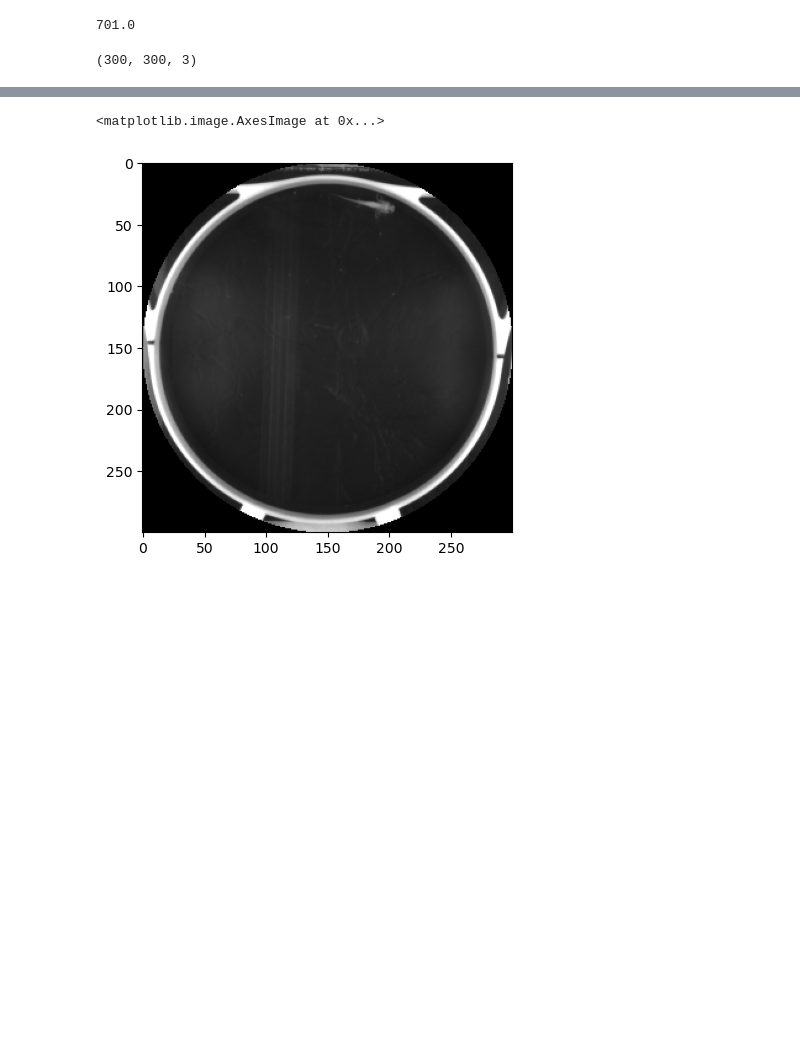
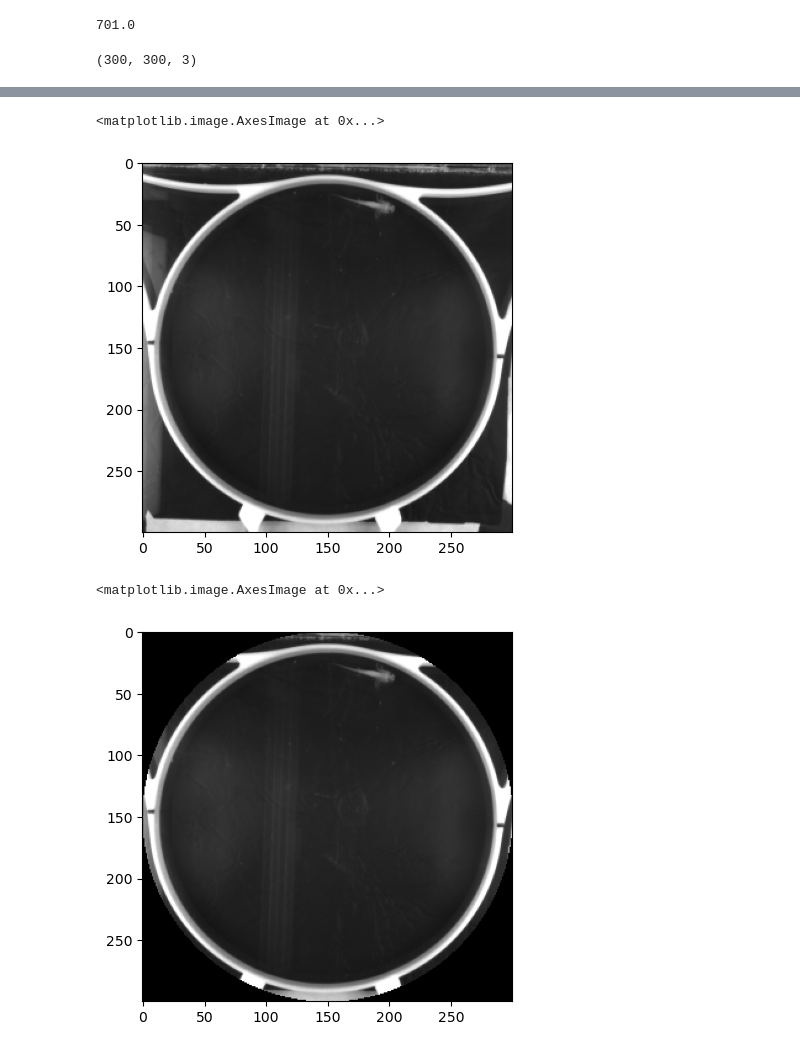
Before and after one commit to lengfei5/image_analysis_test, a Jupyter notebook: axolotl_tracking_batch_v1.3.beta.ipynb, the cells around one changed output, grey strips where cells are left out. Saved outputs shown, nothing was run; the diff lists cells and outputs as text; code cells hidden in the pictures; blank space fills up the shorter version.

```diff
--- a/axolotl_tracking_batch_v1.3.beta.ipynb
+++ b/axolotl_tracking_batch_v1.3.beta.ipynb
@@ -680,3 +708,8 @@ except:
+# %%
+plt.imshow(frame,'gray')
+# %% [output]
+<matplotlib.image.AxesImage at 0x...>
+[figure, added]
 # %%
 plt.imshow(frame,'gray')
 # %% [output]
```
Also changed, not shown: parts of 10 cells of this notebook, 1 other file.
